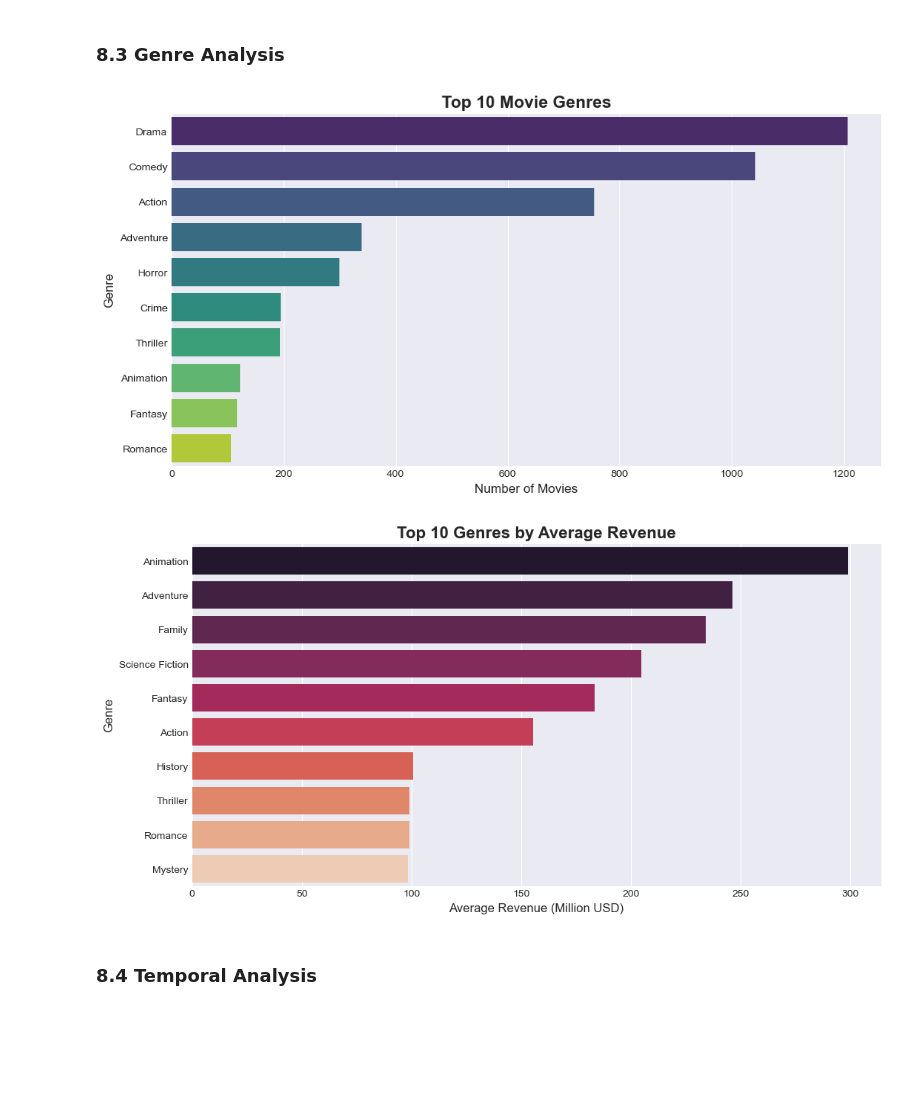
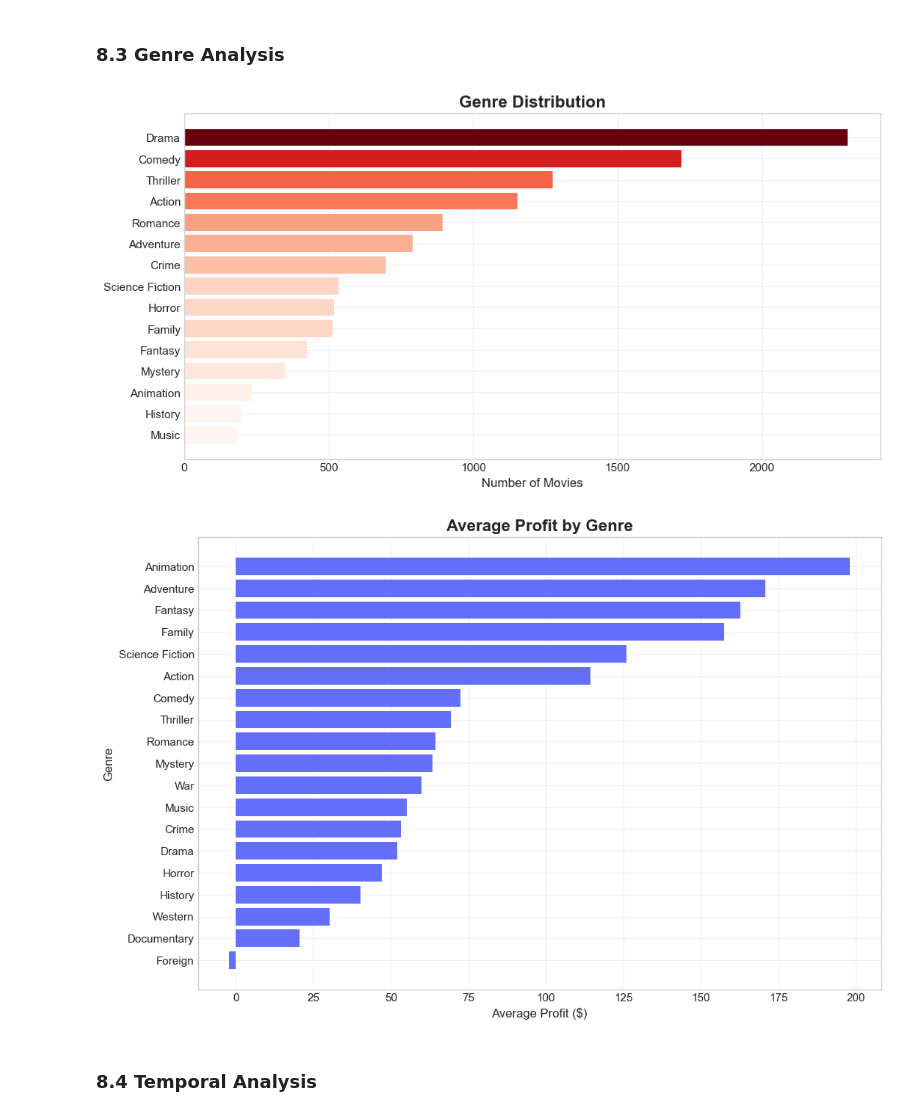
Before and after one commit to ccccsuper0828/movie-recommender, a Jupyter notebook: tmdb_analysis.ipynb, the cells around one changed output. Saved outputs shown, nothing was run; the diff lists cells and outputs as text; code cells hidden in the pictures; blank space fills up the shorter version.

```diff
--- a/tmdb_analysis.ipynb
+++ b/tmdb_analysis.ipynb
@@ -12,9 +12,11 @@ This notebook analyzes the TMDb 5000 Movie Dataset from Kaggle. As a business an
 # %% [markdown]
 ## 1. Import Libraries
 # %%
+import os
 import pandas as pd
 import numpy as np
 import matplotlib.pyplot as plt
+import matplotlib.colors as mcolors
 import seaborn as sns
 import json
 from datetime import datetime
@@ -22,10 +24,27 @@ import warnings
 from wordcloud import WordCloud, STOPWORDS
 warnings.filterwarnings('ignore')
 
-# Set plotting style
-plt.style.use('seaborn-v0_8-darkgrid')
-sns.set_palette("husl")
+plt.style.use('seaborn-v0_8-whitegrid')
+plt.rcParams.update({
+    'figure.facecolor': 'white',
+    'axes.facecolor': 'white',
+    'axes.edgecolor': '#cccccc',
+    'grid.color': '#eeeeee',
+    'font.size': 11,
+})
 %matplotlib inline
+
+FIG_DIR = 'figures'
+os.makedirs(FIG_DIR, exist_ok=True)
+
+COLORS = {
+    'red': '#e5383b',
+    'red_dark': '#ba181b',
+    'gold': '#f5c518',
+    'blue': '#58a6ff',
+    'green': '#3fb950',
+    'scatter': '#636EFA',
+}
 # %% [markdown]
 ## 2. Load Data
 # %%
@@ -308,27 +326,31 @@ plt.show()
 # %% [markdown]
 ### 8.3 Genre Analysis
 # %%
-# Top genres by count
+# Top genres by count — each movie contributes to ALL its genres
 plt.figure(figsize=(12, 6))
-genre_counts = df['main_genre'].value_counts().head(10)
-sns.barplot(x=genre_counts.values, y=genre_counts.index, palette='viridis')
+genre_counts = df.explode('genres_list')['genres_list'].value_counts().head(15)
+norm = plt.Normalize(genre_counts.values.min(), genre_counts.values.max())
+colors_red = plt.cm.Reds(norm(genre_counts.values))
+plt.barh(genre_counts.index[::-1], genre_counts.values[::-1], color=colors_red[::-1])
 plt.xlabel('Number of Movies', fontsize=12)
-plt.ylabel('Genre', fontsize=12)
-plt.title('Top 10 Movie Genres', fontsize=16, fontweight='bold')
+plt.title('Genre Distribution', fontsize=16, fontweight='bold')
+plt.savefig(f'{FIG_DIR}/eda_top_genres_count.png', dpi=150, bbox_inches='tight')
 plt.show()
 # %% [output]
-[figure, old version]
+[figure, new version]
 # %%
-# Average revenue by genre
-plt.figure(figsize=(12, 6))
-genre_revenue = df_viz.groupby('main_genre')['revenue'].mean().sort_values(ascending=False).head(10)
-sns.barplot(x=genre_revenue.values / 1e6, y=genre_revenue.index, palette='rocket')
-plt.xlabel('Average Revenue (Million USD)', fontsize=12)
+# Average profit by genre — explode so each movie contributes to all its genres
+df_viz['profit'] = df_viz['revenue'] - df_viz['budget']
+plt.figure(figsize=(12, 8))
+genre_profit = df_viz.explode('genres_list').groupby('genres_list')['profit'].mean().sort_values(ascending=True)
+plt.barh(genre_profit.index, genre_profit.values / 1e6, color=COLORS['scatter'])
+plt.xlabel('Average Profit ($)', fontsize=12)
 plt.ylabel('Genre', fontsize=12)
-plt.title('Top 10 Genres by Average Revenue', fontsize=16, fontweight='bold')
+plt.title('Average Profit by Genre', fontsize=16, fontweight='bold')
+plt.savefig(f'{FIG_DIR}/eda_genre_avg_revenue.png', dpi=150, bbox_inches='tight')
 plt.show()
 # %% [output]
-[figure, old version]
+[figure, new version]
 # %% [markdown]
 ### 8.4 Temporal Analysis
 # %%
```
Also changed, not shown: parts of 10 cells of this notebook, 9 other files.
